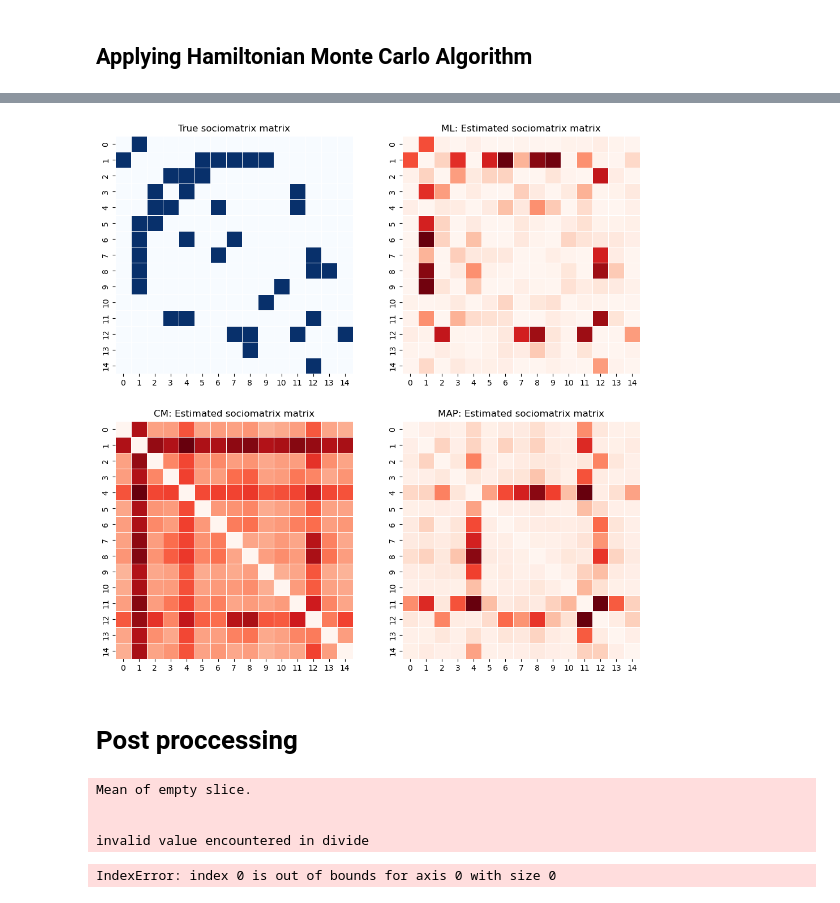
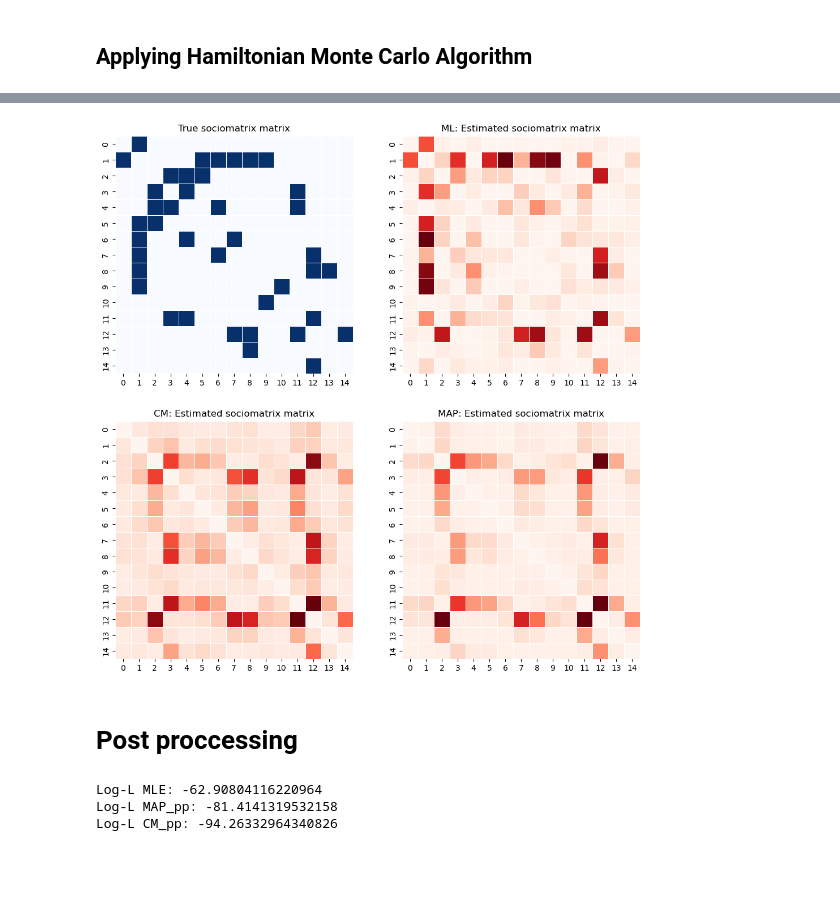
Before and after one commit to cnosa/LatentSpaces_Network_Manifold, a Jupyter notebook: RobustExample/LSMN_Geodesic_3Dbest.ipynb, the cells around one changed output, grey strips where cells are left out. Drawn from its saved outputs; the diff is of its cells as text; code cells hidden in the pictures; blank space fills up the shorter version.

Commit message:
0605_FinishingGHMC

```diff
--- a/RobustExample/LSMN_Geodesic_3Dbest.ipynb
+++ b/RobustExample/LSMN_Geodesic_3Dbest.ipynb
@@ -239,7 +239,7 @@ plt.show()
 # %% [markdown]
 # Prior distribution
 # %%
-def logpriori(Z,a,var=0.1):
+def logpriori(Z,a,var=1.0):
     logpriorZ = 0.0
     for i in range(len(Z)):
         logpriorZ += np.log(0.1 - (Z[i].T @ Z[i] -1)**2)
@@ -248,11 +248,11 @@ def logpriori(Z,a,var=0.1):
     return (-1) * (np.log((2*np.pi*var)**((n+1)/2)) + logpriorZ + logpriora)
 
 
-def grad_logpriori(Z,a,var=0.1):
+def grad_logpriori(Z,a,var=1.0):
     grad_Z = np.zeros_like(Z)
     for i in G.nodes():
         grad_Z[i,:] = 4 * Z[i] * (Z[i].T @ Z[i] -1) / (0.1 - (Z[i].T @ Z[i] -1)**2)
-        grad_Z[i,:] += -Z_ML[i]
+        grad_Z[i,:] += Z_ML[i]
     grad_a = (-1) * a / var
     return grad_Z, grad_a
 
@@ -343,12 +343,12 @@ def ghmc(Z_init, a_init, num_samples, epsilon_init=0.05, std_dev_init=1.0, warmu
 
         # Adaptación de parámetros
         adapting = iter < warmup
-        if adapting and iter > 0 and iter % 1 == 0:
+        if adapting and iter > 0 and iter % 2 == 0:
             # Ajustar epsilon basado en tasa de aceptación reciente
             current_accept_rate = accept_count / total_updates if total_updates > 0 else 0
             if current_accept_rate < 0.80:
-                epsilon = np.max(np.array([0.01,0.99*epsilon]))
-                std_dev = np.max(np.array([0.25,0.99*std_dev]))
+                epsilon = np.max(np.array([0.005,0.99*epsilon]))
+                std_dev = np.max(np.array([0.05,0.99*std_dev]))
             elif current_accept_rate > 0.60:
                 epsilon = np.min(np.array([0.2,1.01*epsilon]))
                 std_dev = np.min(np.array([0.75,1.01*std_dev]))
@@ -483,9 +483,9 @@ Log-L starter: -160.23643007787513
 # %%
 # Execute HMC
-number_of_iterations = 2500
-number_warmup = 500
+number_of_iterations = 5000
+number_warmup = int(number_of_iterations * 0.20)
 number_of_samples = number_of_iterations*(n+1) + 1
-samples_Z, samples_a, Hp, LogLp, acep_rate_history = ghmc(Z1, a1, number_of_iterations, epsilon_init=0.1, std_dev_init=0.5, warmup=number_warmup)
+samples_Z, samples_a, Hp, LogLp, acep_rate_history = ghmc(Z1, a1, number_of_iterations, epsilon_init=0.1, std_dev_init=0.1, warmup=number_warmup)
 samples_Z = [compute_star(samples_Z[i],Z_ML) for i in range(len(samples_Z))]
 samples_Z = np.array(samples_Z)
 # Estimators
@@ -495,4 +495,10 @@ a_CM = np.mean(samples_a, axis=0)
 ## MAP
 Z_MAP = samples_Z[np.argmin(Hp),:,:]
 a_MAP = samples_a[np.argmin(Hp)]
+
+
+print("Log-L MLE:", loglikelihood(Z_ML,a_ML))
+print("Log-L MAP:", loglikelihood(Z_MAP,a_MAP))
+print("Log-L CM:", loglikelihood(Z_CM,a_CM))
+print("Log-L starter:", loglikelihood(Z1,a1))
 # %% [output]
@@ -589,64 +643,60 @@ for i in range(n):
     for j in range(n):
         if j != i:
             d = -Z_ML[i].T @ Z_ML[j] + 1
             Y_ML[i,j] = expit(a_ML * (1 - d))
 
 
 
-Y_CM_pp = np.zeros((n, n))
+Y_CM = np.zeros((n, n))
 for i in range(n):
     for j in range(n):
         if j != i:
             d = -Z_CM[i].T @ Z_CM[j] + 1
-            Y_CM_pp[i,j] = expit(a_CM * (1 - d))
+            Y_CM[i,j] = expit(a_CM * (1 - d))
 
-Y_MAP_pp = np.zeros((n, n))
+Y_MAP = np.zeros((n, n))
 for i in range(n):
     for j in range(n):
         if j != i:
             d = -Z_MAP[i].T @ Z_MAP[j] + 1
-            Y_MAP_pp[i,j] = expit(a_MAP * (1 - d))
+            Y_MAP[i,j] = expit(a_MAP * (1 - d))
 
 plt.figure(figsize=(12,12))
 plt.subplot(2,2,1)
 sns.heatmap(nx.to_numpy_array(G, dtype=int), annot=False, cmap="Blues", cbar=False, square=True, linewidths=0.5, linecolor='white')
 plt.title("True sociomatrix matrix")
 plt.subplot(2,2,2)
 sns.heatmap(Y_ML, annot=False, cmap="Reds", cbar=False, square=True, linewidths=0.5, linecolor='white')
 plt.title("ML: Estimated sociomatrix matrix")
 plt.subplot(2,2,3)
-sns.heatmap(Y_CM_pp, annot=False, cmap="Reds", cbar=False, square=True, linewidths=0.5, linecolor='white')
+sns.heatmap(Y_CM, annot=False, cmap="Reds", cbar=False, square=True, linewidths=0.5, linecolor='white')
 plt.title("CM: Estimated sociomatrix matrix")
 plt.subplot(2,2,4)
-sns.heatmap(Y_MAP_pp, annot=False, cmap="Reds", cbar=False, square=True, linewidths=0.5, linecolor='white')
+sns.heatmap(Y_MAP, annot=False, cmap="Reds", cbar=False, square=True, linewidths=0.5, linecolor='white')
 plt.title("MAP: Estimated sociomatrix matrix")
 plt.show()
 # %% [output]
-[figure, old version]
+[figure, new version]
 # %% [markdown]
 # Post proccessing
 # %%
 samples_Z_pp = samples_Z[number_warmup*(n+1)+1:-1:10,:,:]
-samples_a_pp = samples_a[number_warmup*(n+1)+1:]
+samples_a_pp = samples_a[number_warmup*(n+1)+1:-1:10]
 Hamiltonian_p_pp = Hp[number_warmup*(n+1)+1:-1:10]
 LogL_pp = LogLp[number_warmup*(n+1)+1:-1:10]
 # Estimators
 ## CM
-angles_CM_pp = np.mean(np.arctan2(samples_Z_pp[:, :, 1], samples_Z_pp[:, :, 0]), axis=0)
-Z_CM_pp = np.zeros_like(samples_Z_pp[0])
-for i in range(len(angles_CM_pp)):
-    Z_CM_pp[i, 0] = np.cos(angles_CM_pp[i])
-    Z_CM_pp[i, 1] = np.sin(angles_CM_pp[i])
+Z_CM_pp = np.mean(samples_Z_pp, axis=0)
 a_CM_pp = np.mean(samples_a_pp, axis=0)
 ## MAP
-Z_MAP_pp = samples_Z[np.argmax(Hamiltonian_p_pp ),:,:]
-a_MAP_pp = samples_a[np.argmax(Hamiltonian_p_pp )]
-# Procustean transformation
-Z_MAP_pp = compute_star(Z_MAP_pp,Z_ML)
-Z_CM_pp = compute_star(Z_CM_pp,Z_ML)
+Z_MAP_pp = samples_Z_pp[np.argmin(Hamiltonian_p_pp ),:,:]
+a_MAP_pp = samples_a_pp[np.argmin(Hamiltonian_p_pp )]
+
+
+print("Log-L MLE:", loglikelihood(Z_ML,a_ML))
+print("Log-L MAP_pp:", loglikelihood(Z_MAP_pp,a_MAP_pp))
+print("Log-L CM_pp:", loglikelihood(Z_CM_pp,a_CM_pp))
 # %% [output]
-Mean of empty slice.
-
-
-invalid value encountered in divide
+Log-L MLE: -62.90804116220964
+Log-L MAP_pp: -81.4141319532158
+Log-L CM_pp: -94.26332964340826
-IndexError: index 0 is out of bounds for axis 0 with size 0
```
Also changed, not shown: parts of 16 cells of this notebook, 1 other file.
